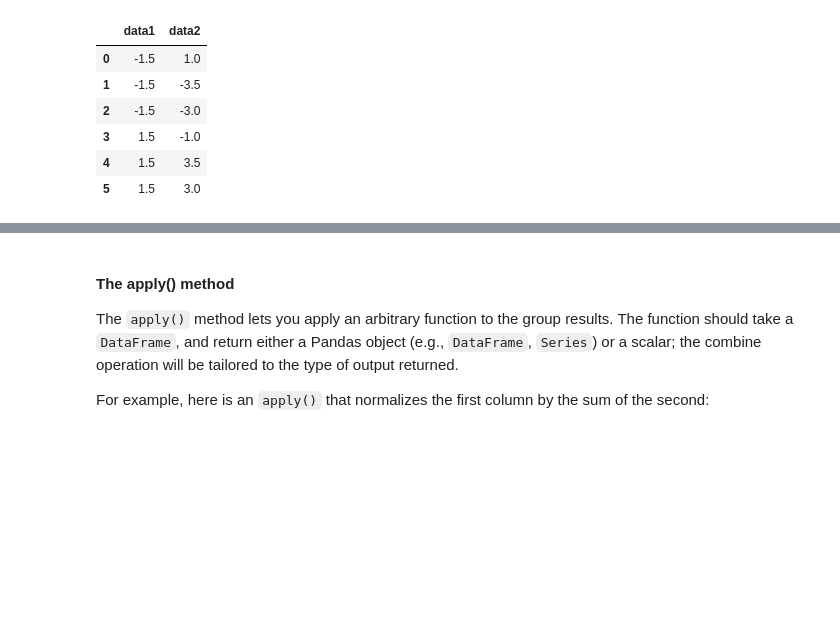
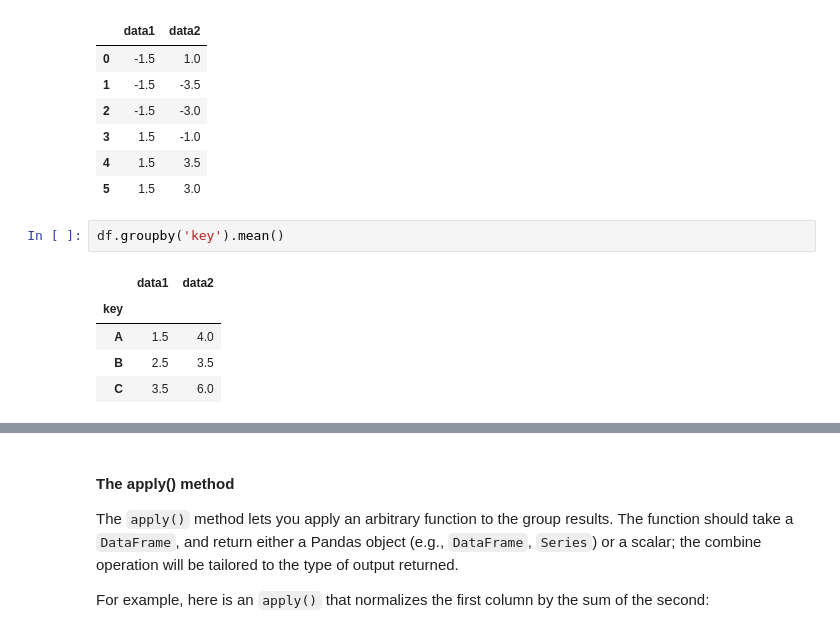
Before and after one commit to JuanManiglia/datascience_thebridge_9_21, a Jupyter notebook: 2-Data_analysis/2-Pandas/Teoría/8.Aggregation-and-Grouping.ipynb, the cells around one changed output, grey strips where cells are left out. Cells and saved outputs as stored; diff of their text form; blank space fills up the shorter version.

```diff
--- a/2-Data_analysis/2-Pandas/Teoría/8.Aggregation-and-Grouping.ipynb
+++ b/2-Data_analysis/2-Pandas/Teoría/8.Aggregation-and-Grouping.ipynb
@@ -380,3 +399,11 @@ df.groupby('key').transform(lambda x: x - x.mean())
 | 3 | 1.5 | -1.0 |
 | 4 | 1.5 | 3.5 |
 | 5 | 1.5 | 3.0 |
+# %%
+df.groupby('key').mean()
+# %% [output]
+|  | data1 | data2 |
+| key |  |  |
+| A | 1.5 | 4.0 |
+| B | 2.5 | 3.5 |
+| C | 3.5 | 6.0 |
```
Also changed, not shown: parts of 9 cells of this notebook.
